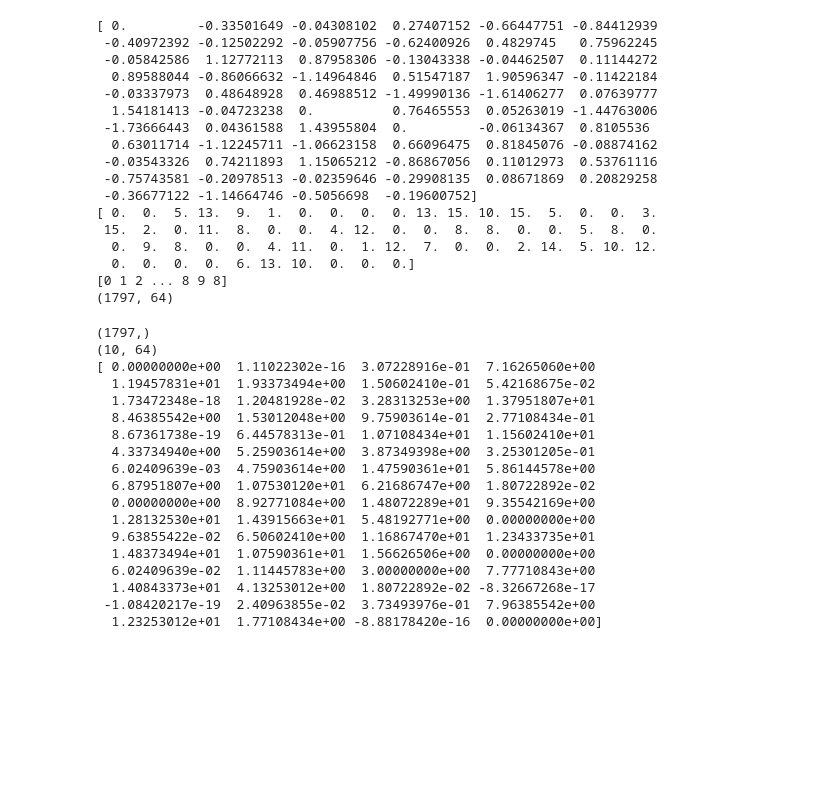
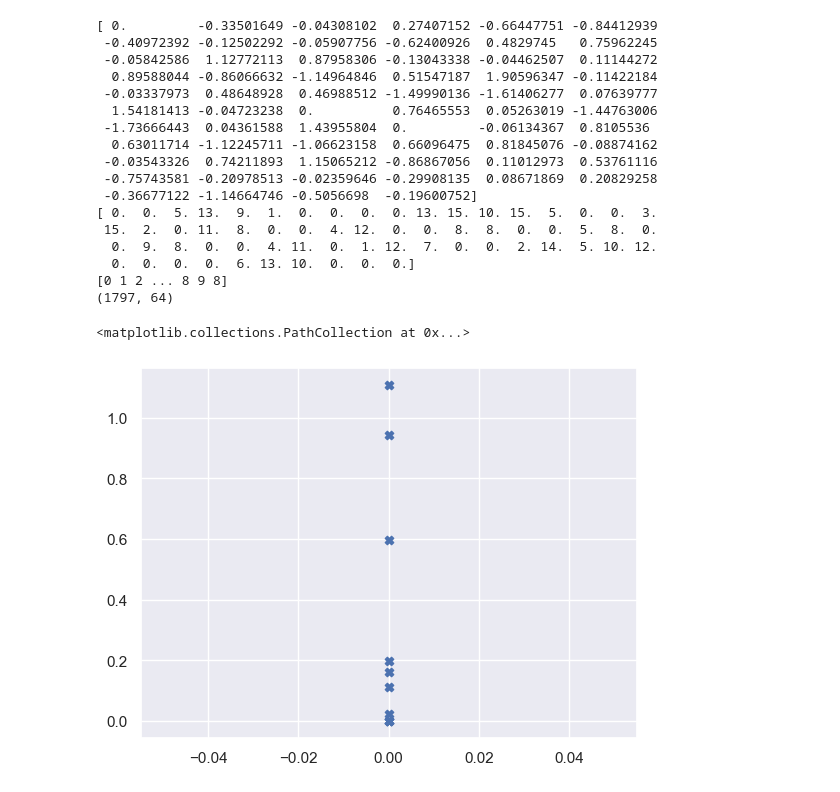
Before and after one commit to DezsiCsaba/BDIGNE_BEVADAT2022232, a Jupyter notebook: HAZI/HAZI09/HAZI09.ipynb, the cells around one changed output. Saved outputs shown, nothing was run; the diff lists cells and outputs as text; code cells hidden in the pictures; blank space fills up the shorter version.

```diff
--- a/HAZI/HAZI09/HAZI09.ipynb
+++ b/HAZI/HAZI09/HAZI09.ipynb
@@ -82,42 +87,33 @@ print(scale(digits.data).shape)
 # NOTE: használd a fit_predict-et
 # Függvény neve: predict(n_clusters:int,random_state:int,digits)
 # Függvény visszatérési értéke: (model:sklearn.cluster.KMeans,clusters:np.ndarray)
+from sklearn.decomposition import PCA
 
 def predict(n_clusters=10, random_state=0, digits=digits):
-    model = KMeans(n_clusters=n_clusters, random_state=random_state)
+    model = KMeans(n_clusters=n_clusters, random_state=random_state, init='random')
+
+    pca = PCA(2)
+    reduced = pca.fit_transform(digits.data)
 
     X,y = digits.data, digits.target
+    labels = model.fit_predict(X)
+    unique_lab = np.unique(labels)
 
-    y_kmeans = model.fit_predict(X)
+    centroids = model.cluster_centers_
 
+    return model, unique_lab
 
-    return model, y_kmeans
-
-KMeansModel, y_kmeans = predict()
+KMeansModel, unique_lab = predict()
 # %%
 # Vizsgáld meg a shape-jét a kapott model cluster_centers_ paraméterének.
-print(y_kmeans.shape)
-print(KMeansModel.cluster_centers_.shape)
-print(KMeansModel.cluster_centers_[0])
+
+centroids = KMeansModel.cluster_centers_
+#plt.figure(figsize=(8,8))
+
+plt.scatter(centroids[:,0], centroids[:,1], marker='X')
 # %% [output]
-(1797,)
-(10, 64)
-[ 0.00000000e+00  1.11022302e-16  3.07228916e-01  7.16265060e+00
-  1.19457831e+01  1.93373494e+00  1.50602410e-01  5.42168675e-02
-  1.73472348e-18  1.20481928e-02  3.28313253e+00  1.37951807e+01
-  8.46385542e+00  1.53012048e+00  9.75903614e-01  2.77108434e-01
-  8.67361738e-19  6.44578313e-01  1.07108434e+01  1.15602410e+01
-  4.33734940e+00  5.25903614e+00  3.87349398e+00  3.25301205e-01
-  6.02409639e-03  4.75903614e+00  1.47590361e+01  5.86144578e+00
-  6.87951807e+00  1.07530120e+01  6.21686747e+00  1.80722892e-02
-  0.00000000e+00  8.92771084e+00  1.48072289e+01  9.35542169e+00
-  1.28132530e+01  1.43915663e+01  5.48192771e+00  0.00000000e+00
-  9.63855422e-02  6.50602410e+00  1.16867470e+01  1.23433735e+01
-  1.48373494e+01  1.07590361e+01  1.56626506e+00  0.00000000e+00
-  6.02409639e-02  1.11445783e+00  3.00000000e+00  7.77710843e+00
-  1.40843373e+01  4.13253012e+00  1.80722892e-02 -8.32667268e-17
- -1.08420217e-19  2.40963855e-02  3.73493976e-01  7.96385542e+00
-  1.23253012e+01  1.77108434e+00 -8.88178420e-16  0.00000000e+00]
+<matplotlib.collections.PathCollection at 0x...>
+[figure, added]
 # %%
 # Készíts egy plotot ami a cluster középpontokat megjeleníti
 # %%
```
Also changed, not shown: parts of 1 cell of this notebook.
